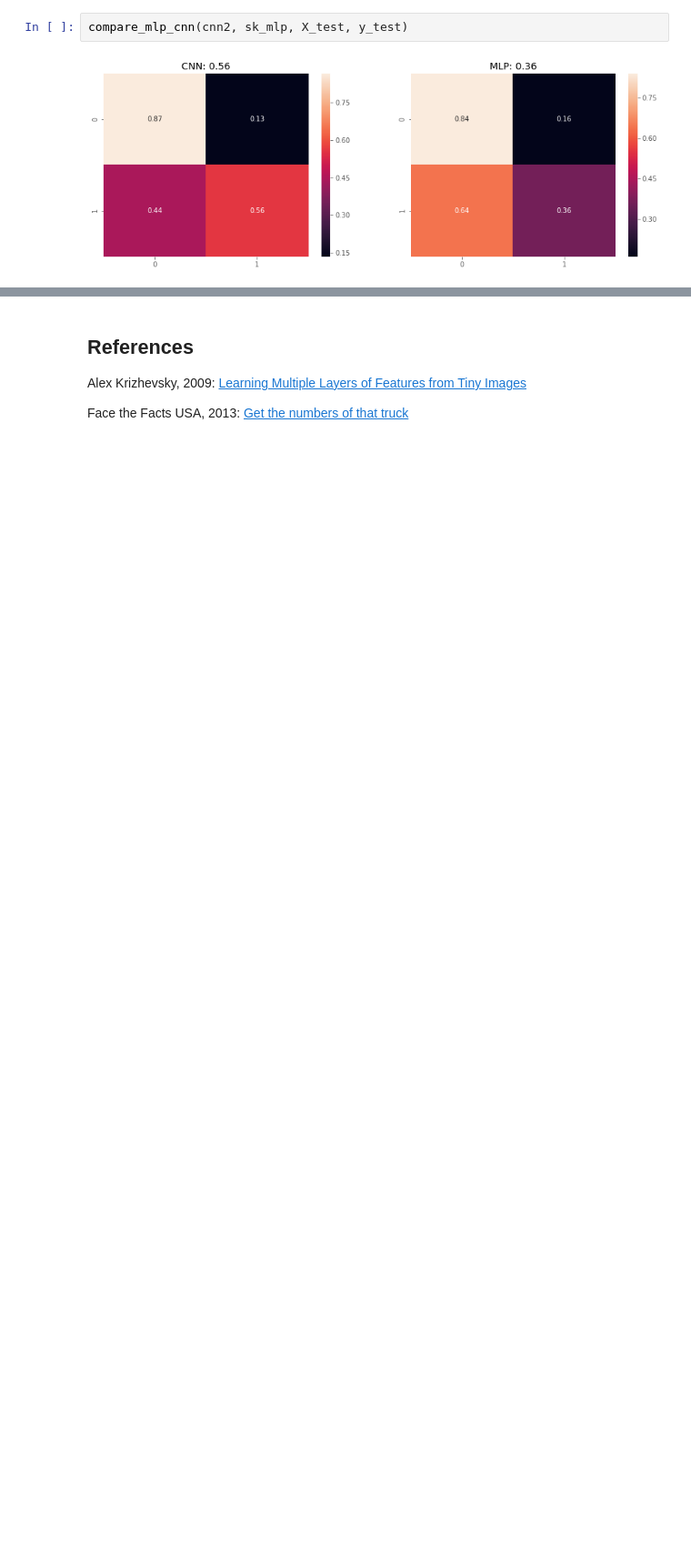
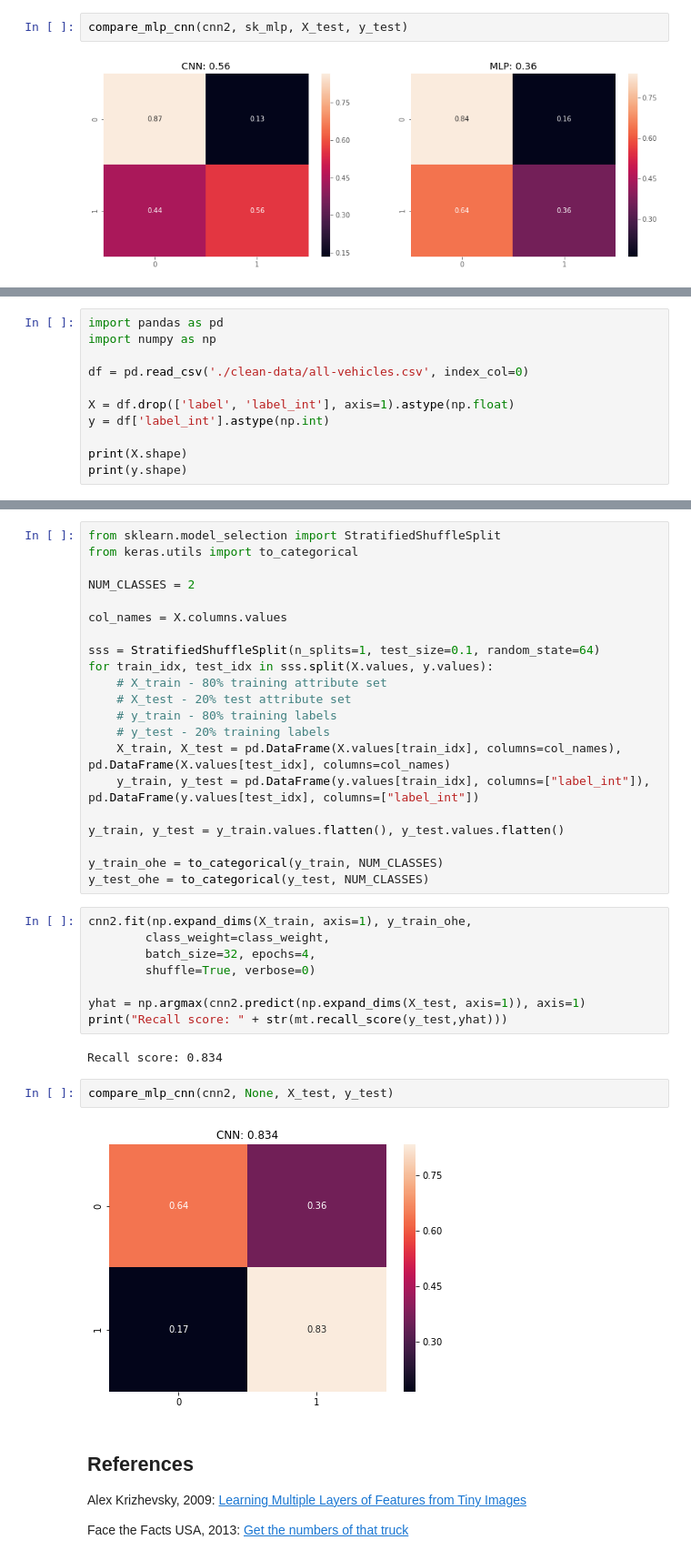
Before and after one commit to jakecarlson1/machine-learning-labs, a Jupyter notebook: Lab7/Lab 7 - Convolutional Neural Networks.ipynb, the cells around one changed output, grey strips where cells are left out. Shown at 91% size. Cells and saved outputs as stored; diff of their text form; blank space fills up the shorter version.

Commit message:
Adds training on all available data

```diff
--- a/Lab7/Lab 7 - Convolutional Neural Networks.ipynb
+++ b/Lab7/Lab 7 - Convolutional Neural Networks.ipynb
@@ -364,0 +433,11 @@ compare_mlp_cnn(cnn2, sk_mlp, X_test, y_test)
+# %%
+import pandas as pd
+import numpy as np
+
+df = pd.read_csv('./clean-data/all-vehicles.csv', index_col=0)
+
+X = df.drop(['label', 'label_int'], axis=1).astype(np.float)
+y = df['label_int'].astype(np.int)
+
+print(X.shape)
+print(y.shape)
@@ -365,3 +447,38 @@ compare_mlp_cnn(cnn2, sk_mlp, X_test, y_test)
+# %%
+from sklearn.model_selection import StratifiedShuffleSplit
+from keras.utils import to_categorical
+
+NUM_CLASSES = 2
+
+col_names = X.columns.values
+
+sss = StratifiedShuffleSplit(n_splits=1, test_size=0.1, random_state=64)
+for train_idx, test_idx in sss.split(X.values, y.values):
+    # X_train - 80% training attribute set
+    # X_test - 20% test attribute set
+    # y_train - 80% training labels
+    # y_test - 20% training labels
+    X_train, X_test = pd.DataFrame(X.values[train_idx], columns=col_names), pd.DataFrame(X.values[test_idx], columns=col_names)
+    y_train, y_test = pd.DataFrame(y.values[train_idx], columns=["label_int"]), pd.DataFrame(y.values[test_idx], columns=["label_int"])
+
+y_train, y_test = y_train.values.flatten(), y_test.values.flatten()
+
+y_train_ohe = to_categorical(y_train, NUM_CLASSES)
+y_test_ohe = to_categorical(y_test, NUM_CLASSES)
+# %%
+cnn2.fit(np.expand_dims(X_train, axis=1), y_train_ohe,
+        class_weight=class_weight,
+        batch_size=32, epochs=4,
+        shuffle=True, verbose=0)
+
+yhat = np.argmax(cnn2.predict(np.expand_dims(X_test, axis=1)), axis=1)
+print("Recall score: " + str(mt.recall_score(y_test,yhat)))
+# %% [output]
+Recall score: 0.834
+# %%
+compare_mlp_cnn(cnn2, None, X_test, y_test)
+# %% [output]
+[figure, added]
 # %% [markdown]
 ## References
 Alex Krizhevsky, 2009: <a href="http://www.cs.toronto.edu/~kriz/learning-features-2009-TR.pdf">Learning Multiple Layers of Features from Tiny Images</a>
```
Also changed, not shown: parts of 6 cells of this notebook.
